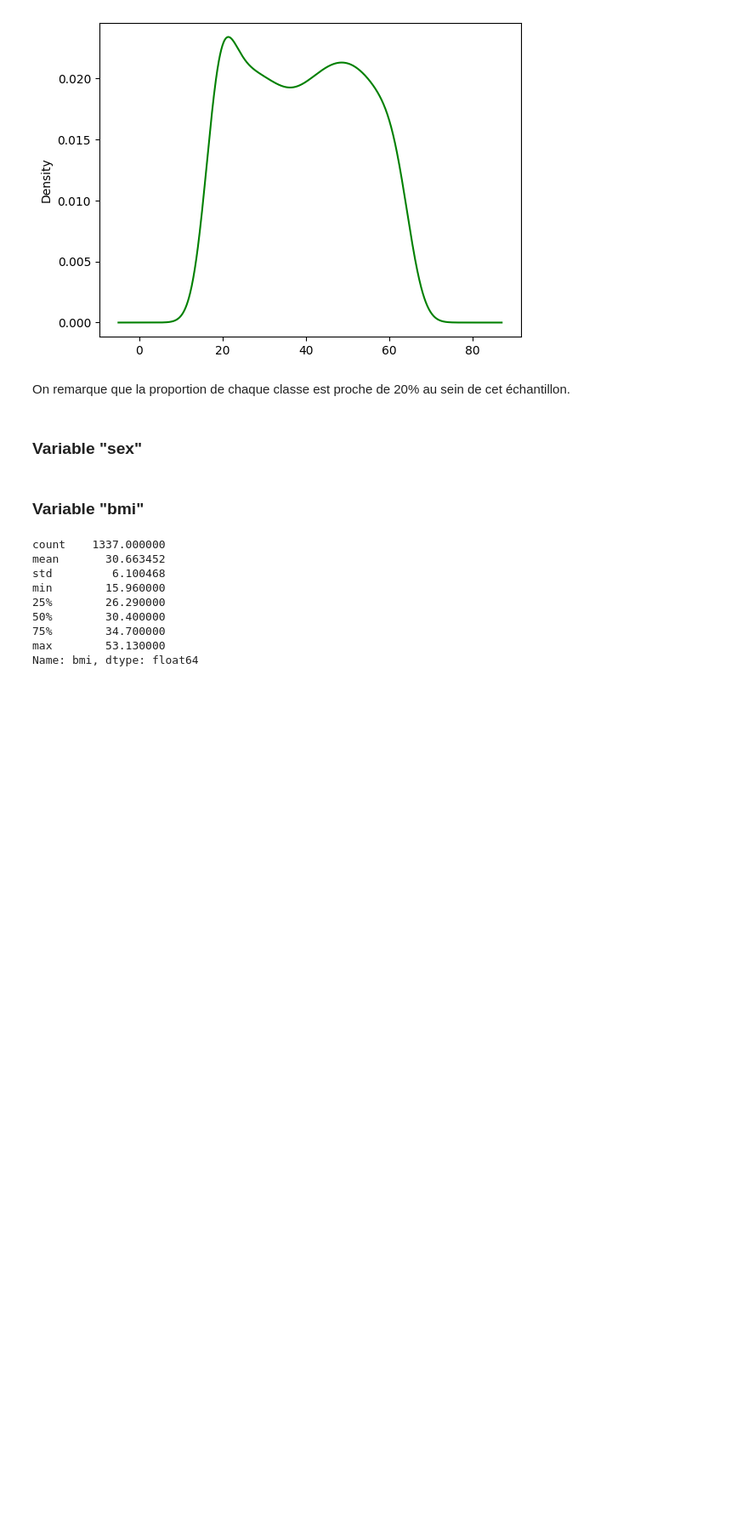
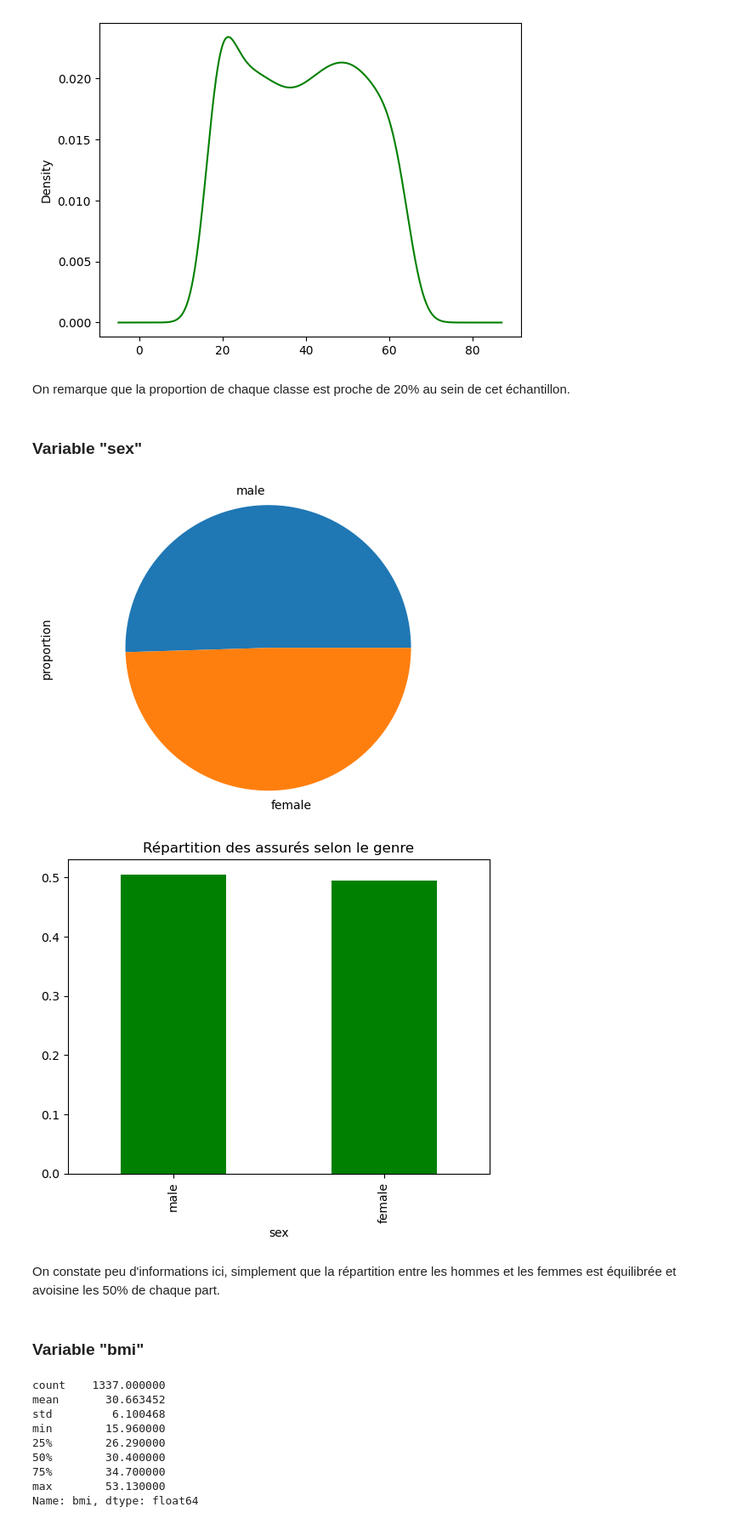
Before and after one commit to Jakimpact/prime-assurance-ia, a Jupyter notebook: analyse.ipynb, the cells around one changed output. Shown at 85% size. Cells and saved outputs as stored; diff of their text form; code cells hidden in the pictures; blank space fills up the shorter version.

```diff
--- a/analyse.ipynb
+++ b/analyse.ipynb
@@ -80,6 +80,20 @@ plt.show()
 On remarque que la proportion de chaque classe est proche de 20% au sein de cet échantillon.
 # %% [markdown]
 ### Variable "sex"
+# %%
+# Diagramme en secteurs
+data["sex"].value_counts(normalize=True).plot(kind='pie')
+plt.axis('equal')
+plt.show()
+
+# Diagramme en barres
+data["sex"].value_counts(normalize=True).plot(kind='bar', color="green").set(title="Répartition des assurés selon le genre")
+plt.show()
+# %% [output]
+[figure, added]
+[figure, added]
+# %% [markdown]
+On constate peu d'informations ici, simplement que la répartition entre les hommes et les femmes est équilibrée et avoisine les 50% de chaque part.
 # %% [markdown]
 ### Variable "bmi"
 # %%
```
Also changed, not shown: parts of 12 cells of this notebook, 1 other file.
